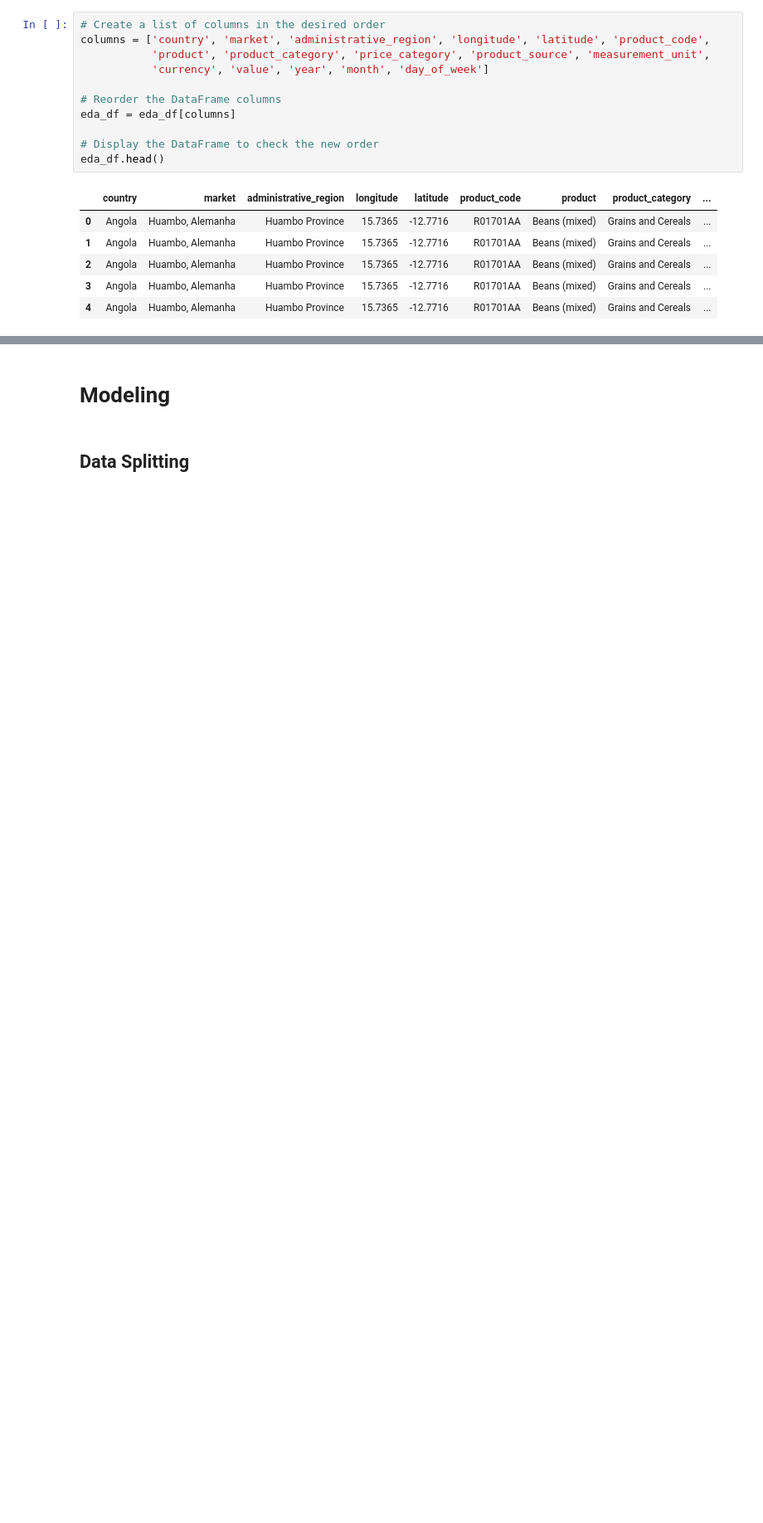
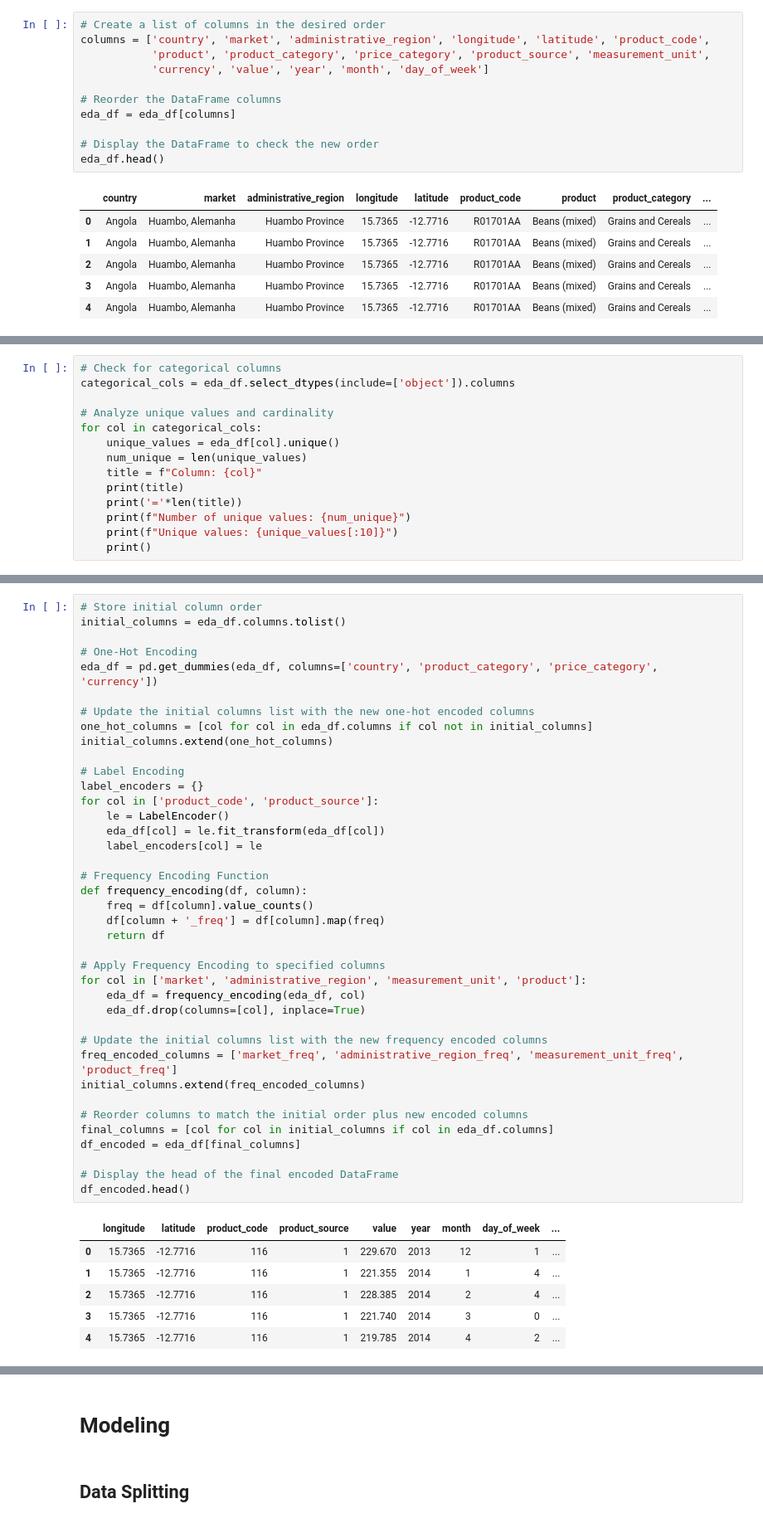
Before and after one commit to rasmodev/Staple-Food-and-Fuel-Price-Prediction-in-Africa, a Jupyter notebook: Staple_Food_Price_Prediction.ipynb, the cells around one changed output, grey strips where cells are left out. Shown: that part at 83% size. Cells and saved outputs as stored; diff of their text form; blank space fills up the shorter version.

Commit message:
Completed Ecoding Categorical Variables

```diff
--- a/Staple_Food_Price_Prediction.ipynb
+++ b/Staple_Food_Price_Prediction.ipynb
@@ -1672,0 +1644,14 @@ Unique Products:
+# %%
+# Check for categorical columns
+categorical_cols = eda_df.select_dtypes(include=['object']).columns
+
+# Analyze unique values and cardinality
+for col in categorical_cols:
+    unique_values = eda_df[col].unique()
+    num_unique = len(unique_values)
+    title = f"Column: {col}"
+    print(title)
+    print('='*len(title))
+    print(f"Number of unique values: {num_unique}")
+    print(f"Unique values: {unique_values[:10]}")
+    print()
@@ -1672,0 +1690,46 @@ Unique Products:
+# %%
+# Store initial column order
+initial_columns = eda_df.columns.tolist()
+
+# One-Hot Encoding
+eda_df = pd.get_dummies(eda_df, columns=['country', 'product_category', 'price_category', 'currency'])
+
+# Update the initial columns list with the new one-hot encoded columns
+one_hot_columns = [col for col in eda_df.columns if col not in initial_columns]
+initial_columns.extend(one_hot_columns)
+
+# Label Encoding
+label_encoders = {}
+for col in ['product_code', 'product_source']:
+    le = LabelEncoder()
+    eda_df[col] = le.fit_transform(eda_df[col])
+    label_encoders[col] = le
+
+# Frequency Encoding Function
+def frequency_encoding(df, column):
+    freq = df[column].value_counts()
+    df[column + '_freq'] = df[column].map(freq)
+    return df
+
+# Apply Frequency Encoding to specified columns
+for col in ['market', 'administrative_region', 'measurement_unit', 'product']:
+    eda_df = frequency_encoding(eda_df, col)
+    eda_df.drop(columns=[col], inplace=True)
+
+# Update the initial columns list with the new frequency encoded columns
+freq_encoded_columns = ['market_freq', 'administrative_region_freq', 'measurement_unit_freq', 'product_freq']
+initial_columns.extend(freq_encoded_columns)
+
+# Reorder columns to match the initial order plus new encoded columns
+final_columns = [col for col in initial_columns if col in eda_df.columns]
+df_encoded = eda_df[final_columns]
+
+# Display the head of the final encoded DataFrame
+df_encoded.head()
+# %% [output]
+|  | longitude | latitude | product_code | product_source | value | year | month | day_of_week | ... |
+| 0 | 15.7365 | -12.7716 | 116 | 1 | 229.670 | 2013 | 12 | 1 | ... |
+| 1 | 15.7365 | -12.7716 | 116 | 1 | 221.355 | 2014 | 1 | 4 | ... |
+| 2 | 15.7365 | -12.7716 | 116 | 1 | 228.385 | 2014 | 2 | 4 | ... |
+| 3 | 15.7365 | -12.7716 | 116 | 1 | 221.740 | 2014 | 3 | 0 | ... |
+| 4 | 15.7365 | -12.7716 | 116 | 1 | 219.785 | 2014 | 4 | 2 | ... |
```
Also changed, not shown: parts of 11 cells of this notebook.
